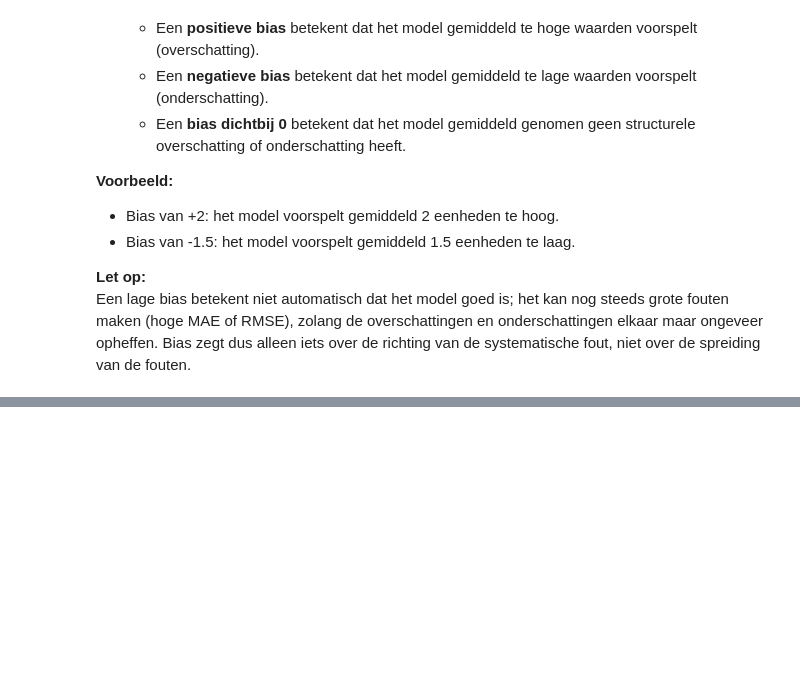
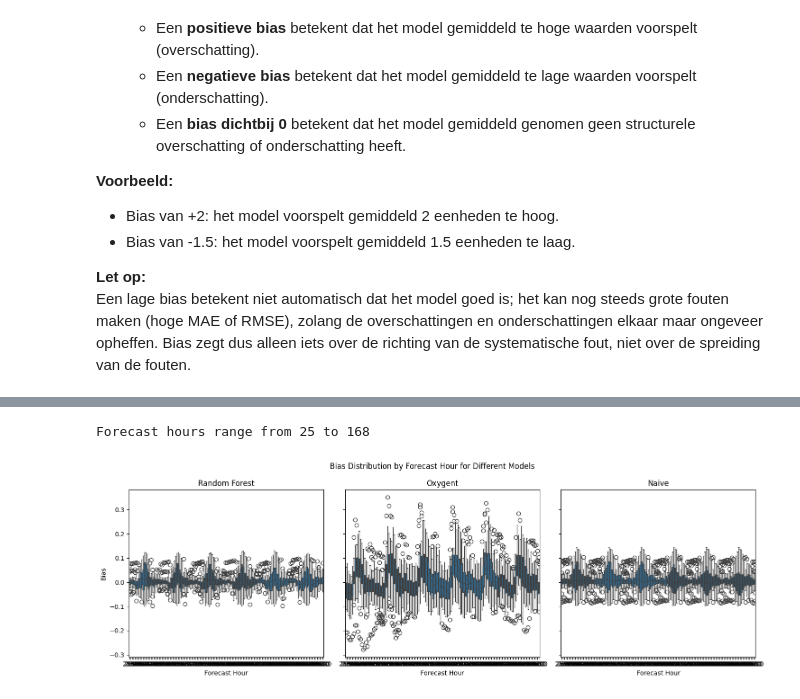
Before and after one commit to tvgerwe/ENEXIS, a Jupyter notebook: workspaces/sharell/evaluation_final_models.ipynb, the cells around one changed output, grey strips where cells are left out. Drawn from its saved outputs; the diff is of its cells as text; code cells hidden in the pictures; blank space fills up the shorter version.

```diff
--- a/workspaces/sharell/evaluation_final_models.ipynb
+++ b/workspaces/sharell/evaluation_final_models.ipynb
@@ -80,6 +80,16 @@ forecast_horizon
 7.0    720
 Name: count, dtype: int64
 # %%
+# RMSE for different forecast horizons using a DataFrame.
+# Initialize empty dictionary with lists
+horizon_results = {
+    'Horizon': [],
+    'Random Forest': [],
+    'Oxygent': [],
+    'Naive': []
+}
+# Get unique horizons from the DataFrame
+horizons = sorted(df['forecast_horizon'].unique())
 
 # Initialize empty dictionary with lists
 horizon_results = {
@@ -232,0 +354,34 @@ print(final_results)
+# %%
+import seaborn as sns
+
+import matplotlib.pyplot as plt
+
+# 1. Add forecast_hour column
+df['forecast_hour'] = (pd.to_datetime(df['target_datetime']) - pd.to_datetime(df['run_date'])).dt.total_seconds()/3600
+
+# 2. Get min and max forecast hours
+min_hour = df['forecast_hour'].min()
+max_hour = df['forecast_hour'].max()
+print(f"Forecast hours range from {min_hour:.0f} to {max_hour:.0f}")
+
+# 3. Calculate bias and create plots
+fig, axes = plt.subplots(1, 3, figsize=(15, 5), sharey=True)
+fig.suptitle('Bias Distribution by Forecast Hour for Different Models')
+
+models = ['predicted_Price', 'oxygent_price', 'naive_price']
+names = ['Random Forest', 'Oxygent', 'Naive']
+
+for i, (model, name) in enumerate(zip(models, names)):
+    # Calculate bias
+    df[f'bias_{model}'] = df[model] - df['actual_Price']
+
+    # Create boxplot
+    sns.boxplot(data=df, x='forecast_hour', y=f'bias_{model}', ax=axes[i])
+    axes[i].set_title(name)
+    axes[i].set_xlabel('Forecast Hour')
+    axes[i].set_ylabel('Bias' if i==0 else '')
+
+plt.tight_layout()
+# %% [output]
+Forecast hours range from 25 to 168
+[figure, added]
```
Also changed, not shown: parts of 8 cells of this notebook.
